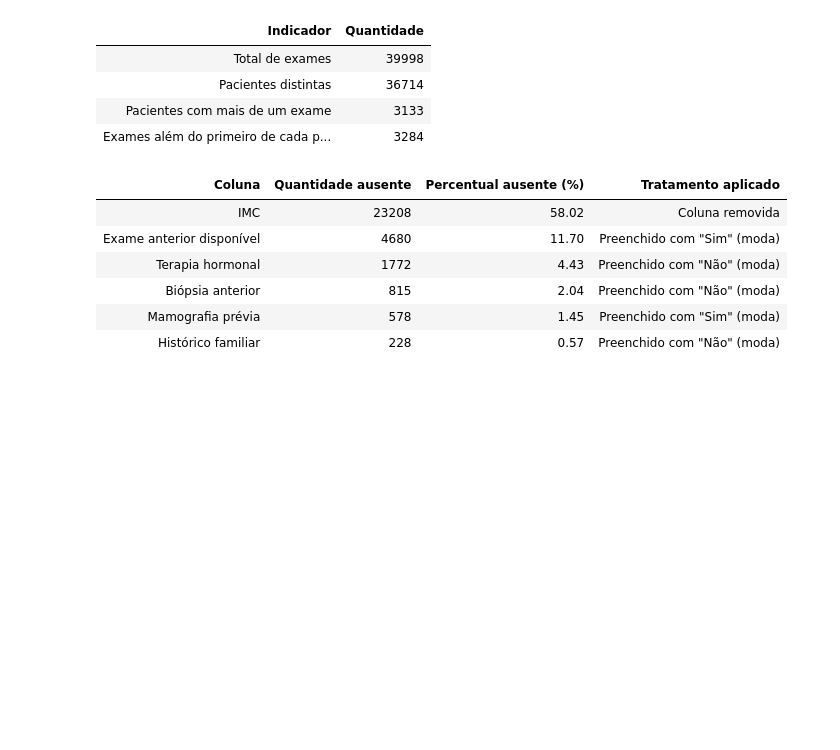
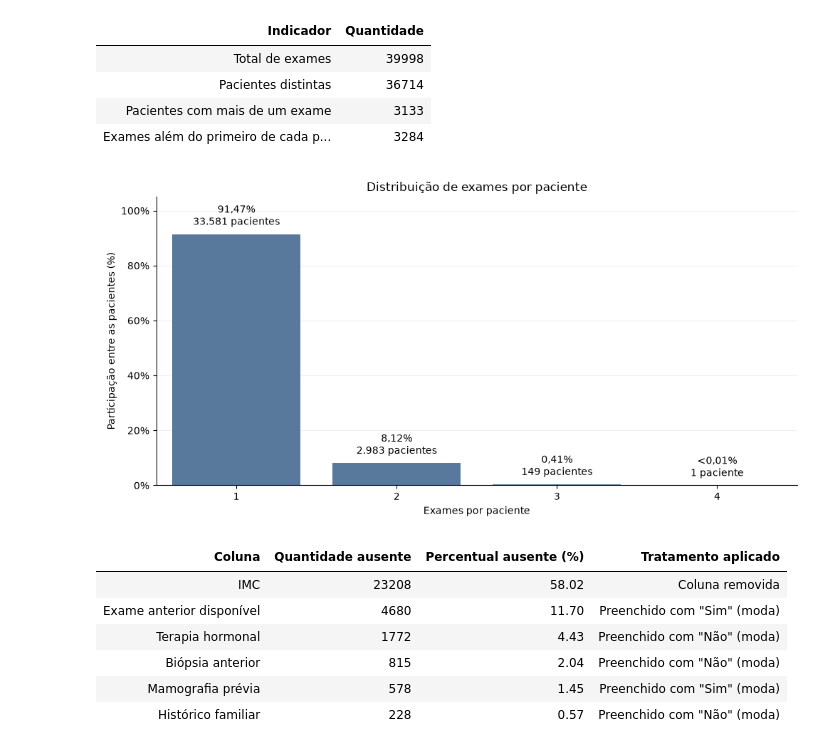
Before and after one commit to arthurMalveste/Breast-Cancer-Analysis-and-Classification, a Jupyter notebook: notebooks/analise.ipynb, the cells around one changed output. Saved outputs shown, nothing was run; the diff lists cells and outputs as text; code cells hidden in the pictures; blank space fills up the shorter version.

```diff
--- a/notebooks/analise.ipynb
+++ b/notebooks/analise.ipynb
@@ -76,6 +76,49 @@ visao_geral_amostra
 | Pacientes distintas | 36714 |
 | Pacientes com mais de um exame | 3133 |
 | Exames além do primeiro de cada p... | 3284 |
+# %%
+# Distribuição de exames por paciente
+# Cada paciente é contada uma vez; o percentual usa pacientes, não exames.
+# A quantidade de exames não informa o intervalo de tempo entre eles.
+from matplotlib.ticker import FuncFormatter
+
+frequencia_exames_por_paciente = (
+    exames_por_paciente.value_counts().sort_index()
+    .rename_axis("Exames por paciente")
+    .reset_index(name="Quantidade de pacientes")
+)
+frequencia_exames_por_paciente["Pacientes (%)"] = (
+    frequencia_exames_por_paciente["Quantidade de pacientes"]
+    / len(exames_por_paciente) * 100
+)
+
+fig, ax = plt.subplots(figsize=(10, 5))
+sns.barplot(
+    data=frequencia_exames_por_paciente,
+    x="Exames por paciente", y="Pacientes (%)",
+    color="#4C78A8", errorbar=None, ax=ax,
+)
+rotulos_exames_por_paciente = [
+    ("<0,01%" if 0 < percentual < 0.01 else f"{percentual:.2f}%".replace(".", ","))
+    + f"\n{int(quantidade):,} paciente{'s' if quantidade != 1 else ''}".replace(",", ".")
+    for percentual, quantidade in zip(
+        frequencia_exames_por_paciente["Pacientes (%)"],
+        frequencia_exames_por_paciente["Quantidade de pacientes"],
+    )
+]
+ax.bar_label(ax.containers[0], labels=rotulos_exames_por_paciente, padding=6)
+ax.set_title("Distribuição de exames por paciente")
+ax.set_xlabel("Exames por paciente")
+ax.set_ylabel("Participação entre as pacientes (%)")
+ax.set_ylim(0, 105)  # Margem para os rótulos próximos de 100%.
+ax.yaxis.set_major_formatter(FuncFormatter(lambda valor, posicao: f"{valor:.0f}%"))
+ax.set_axisbelow(True)
+ax.yaxis.grid(True, alpha=0.2)
+sns.despine(ax=ax)
+fig.tight_layout()
+plt.show()
+# %% [output]
+[figure, added]
 # %%
 # Valores ausentes na base bruta e tratamento aplicado
 # df_bruto é separado do df processado usado nas demais análises.
```
Also changed, not shown: parts of 27 cells of this notebook.
